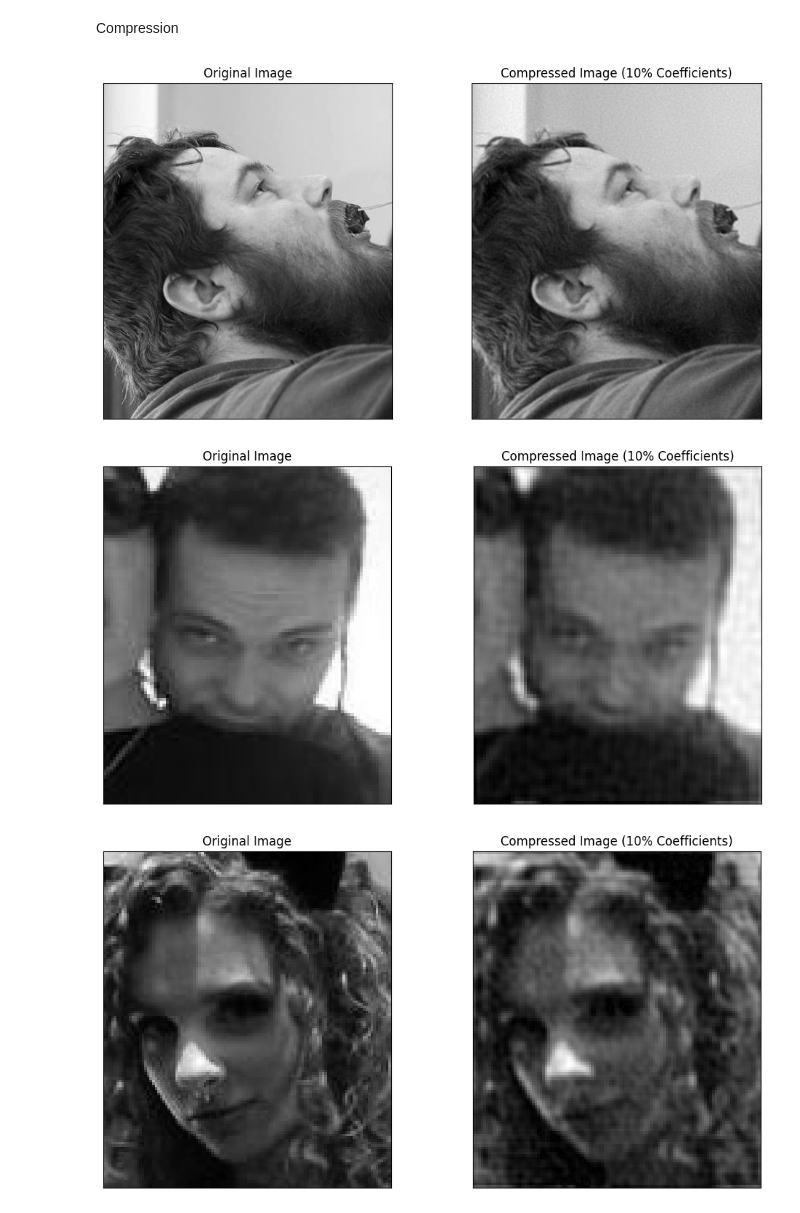
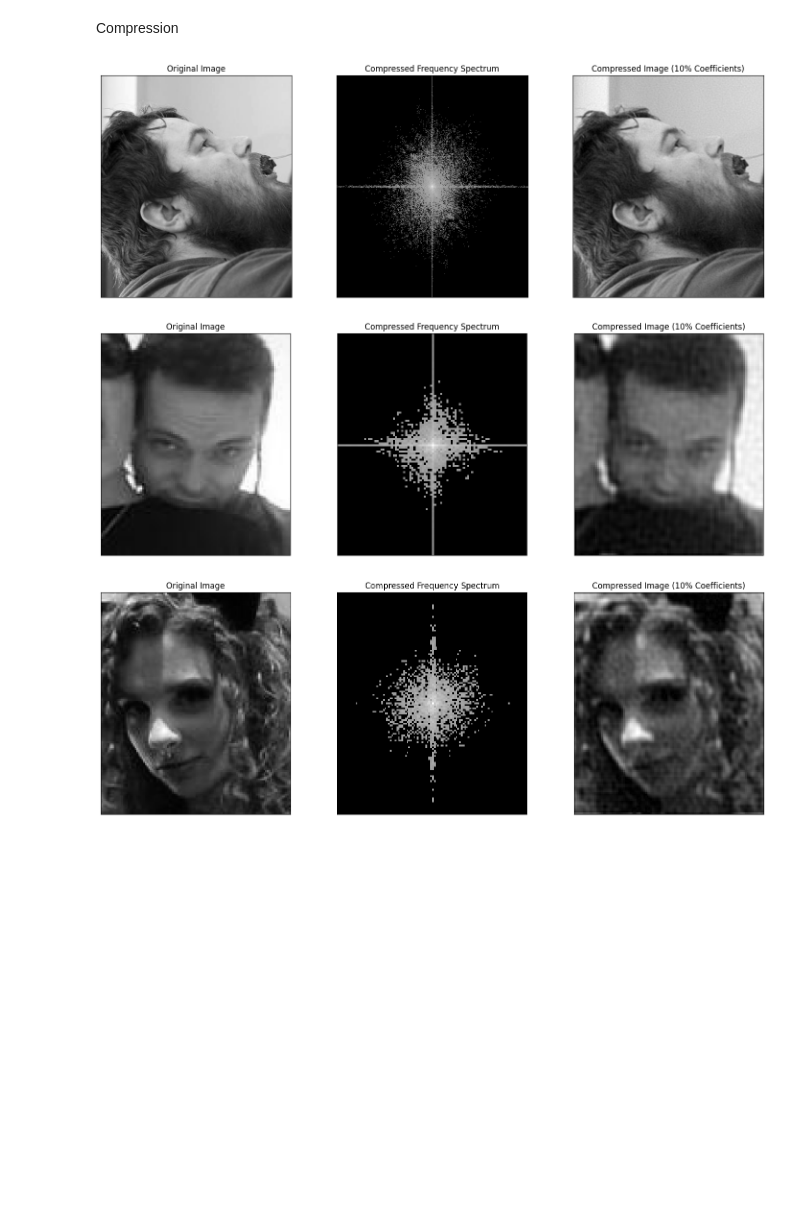
Before and after one commit to MollersThrane/IT3212-assignments, a Jupyter notebook: Assignment 2/main.ipynb, the cells around one changed output. Cells and saved outputs as stored; diff of their text form; code cells hidden in the pictures; blank space fills up the shorter version.

```diff
--- a/Assignment 2/main.ipynb
+++ b/Assignment 2/main.ipynb
@@ -194,36 +242,41 @@ def compress_image_using_fourier(grayscale, fourier_transformed, percentage: flo
     total_coefficients = len(flat_magnitude)
     num_coefficients_to_keep = int(total_coefficients * percentage / 100)
 
     # Create a mask that retains only the top coefficients by magnitude
     mask = np.zeros_like(flat_magnitude)
     mask[sorted_indices[:num_coefficients_to_keep]] = 1
     mask = mask.reshape(dft_shifted.shape)  # Reshape to original Fourier transform shape
 
     # Apply the mask to the Fourier transformed image
     dft_shifted_compressed = dft_shifted * mask
 
     # Inverse DFT to get the compressed image
     dft_inverse = np.fft.ifftshift(dft_shifted_compressed)
     img_compressed = np.fft.ifft2(dft_inverse)
     img_compressed = np.abs(img_compressed)
 
-    plt.figure(figsize=(12, 6))
+    plt.figure(figsize=(18, 6))
 
     # Plot Original Image
-    plt.subplot(121), plt.imshow(grayscale, cmap='gray')
+    plt.subplot(131), plt.imshow(grayscale, cmap='gray')
     plt.title('Original Image'), plt.xticks([]), plt.yticks([])
 
+    # Frequency Spectrum (Magnitude) - After Compression
+    compressed_magnitude_spectrum = 20 * np.log(np.abs(dft_shifted_compressed) + 1)  # Add 1 to avoid log(0)
+    plt.subplot(132), plt.imshow(compressed_magnitude_spectrum, cmap='gray')
+    plt.title('Compressed Frequency Spectrum'), plt.xticks([]), plt.yticks([])
+
     # Plot Compressed Image
-    plt.subplot(122), plt.imshow(img_compressed, cmap='gray')
+    plt.subplot(133), plt.imshow(img_compressed, cmap='gray')
     plt.title(f'Compressed Image ({percentage}% Coefficients)'), plt.xticks([]), plt.yticks([])
 
     plt.show()
 
 # Apply the compression function to all images
 compress_image_using_fourier(grayscale_1, fourier_transformed_1, 10)  # Adjust here to change the percentage retained
 compress_image_using_fourier(grayscale_2, fourier_transformed_2, 10)
 compress_image_using_fourier(grayscale_3, fourier_transformed_3, 10)
 # %% [output]
-[figure, old version]
+[figure, new version]
-[figure, old version]
+[figure, new version]
-[figure, old version]
+[figure, new version]
```
Also changed, not shown: parts of 6 cells of this notebook.
